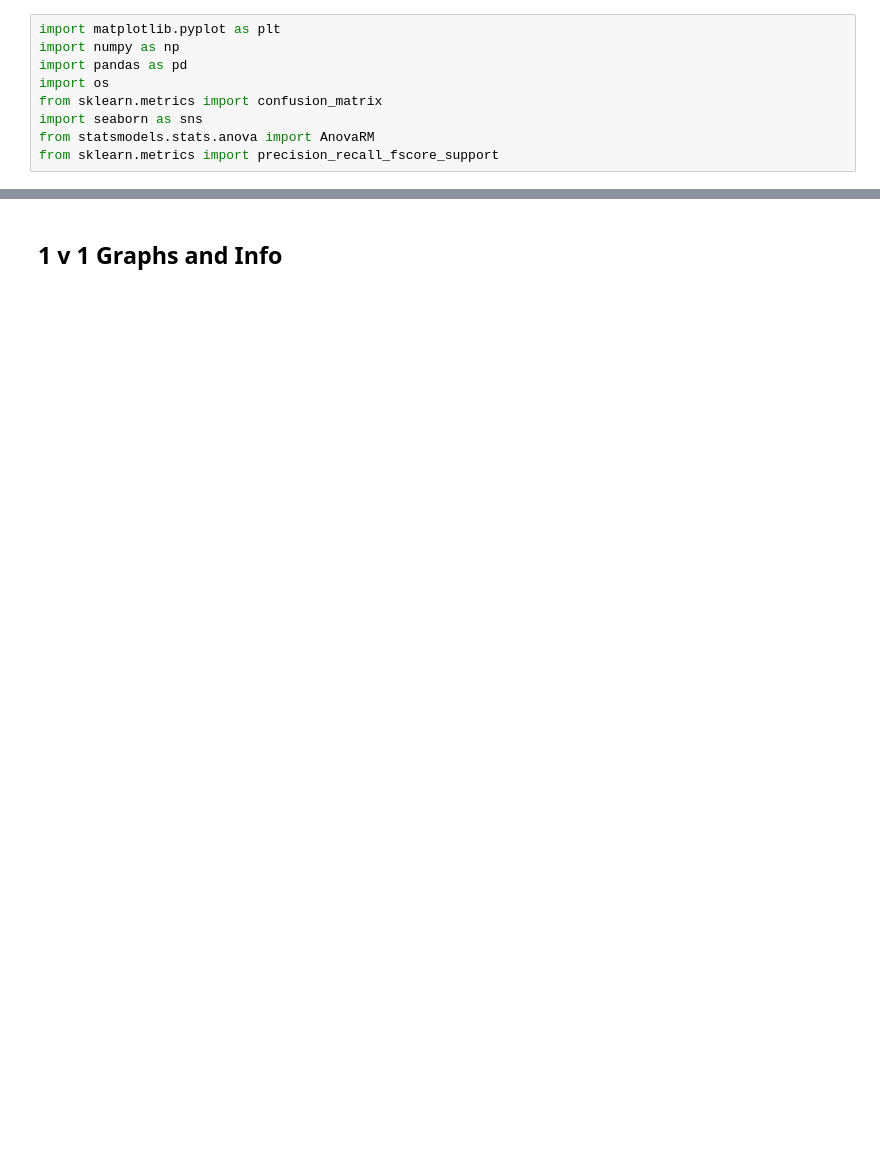
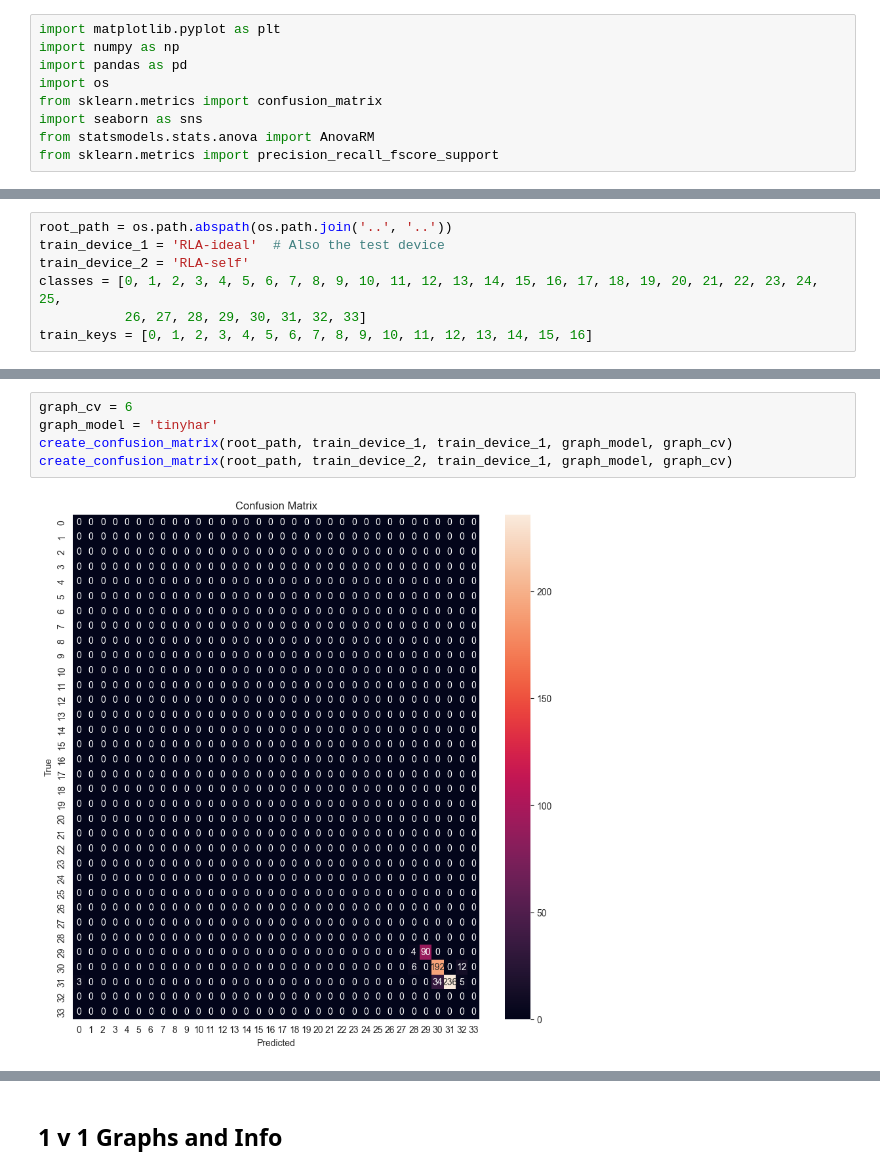
Before and after one commit to Gr33nMayhem/PERCOM_Variability_Research, a Jupyter notebook: notebooks/results_notebook/graph_creation_realdisp.ipynb, the cells around one changed output, grey strips where cells are left out. Saved outputs shown, nothing was run; the diff lists cells and outputs as text; blank space fills up the shorter version.

Commit message:
[realdisp] Added code for realdisp graph creation

```diff
--- a/notebooks/results_notebook/graph_creation_realdisp.ipynb
+++ b/notebooks/results_notebook/graph_creation_realdisp.ipynb
@@ -12,3 +10,10 @@ root_path = os.path.abspath(os.path.join('..', '..'))
+# %%
+root_path = os.path.abspath(os.path.join('..', '..'))
+train_device_1 = 'RLA-ideal'  # Also the test device
+train_device_2 = 'RLA-self'
+classes = [0, 1, 2, 3, 4, 5, 6, 7, 8, 9, 10, 11, 12, 13, 14, 15, 16, 17, 18, 19, 20, 21, 22, 23, 24, 25,
+           26, 27, 28, 29, 30, 31, 32, 33]
+train_keys = [0, 1, 2, 3, 4, 5, 6, 7, 8, 9, 10, 11, 12, 13, 14, 15, 16]
 # %%
 # Method used for getting the right path for a model based on the device name and the cv number
 '''
@@ -76,0 +111,7 @@ def get_result_for_model(root_path, model_variant, test_variant, model_type, cv)
+# %%
+graph_cv = 6
+graph_model = 'tinyhar'
+create_confusion_matrix(root_path, train_device_1, train_device_1, graph_model, graph_cv)
+create_confusion_matrix(root_path, train_device_2, train_device_1, graph_model, graph_cv)
+# %% [output]
+[figure, added]
```
Also changed, not shown: parts of 11 cells of this notebook.
